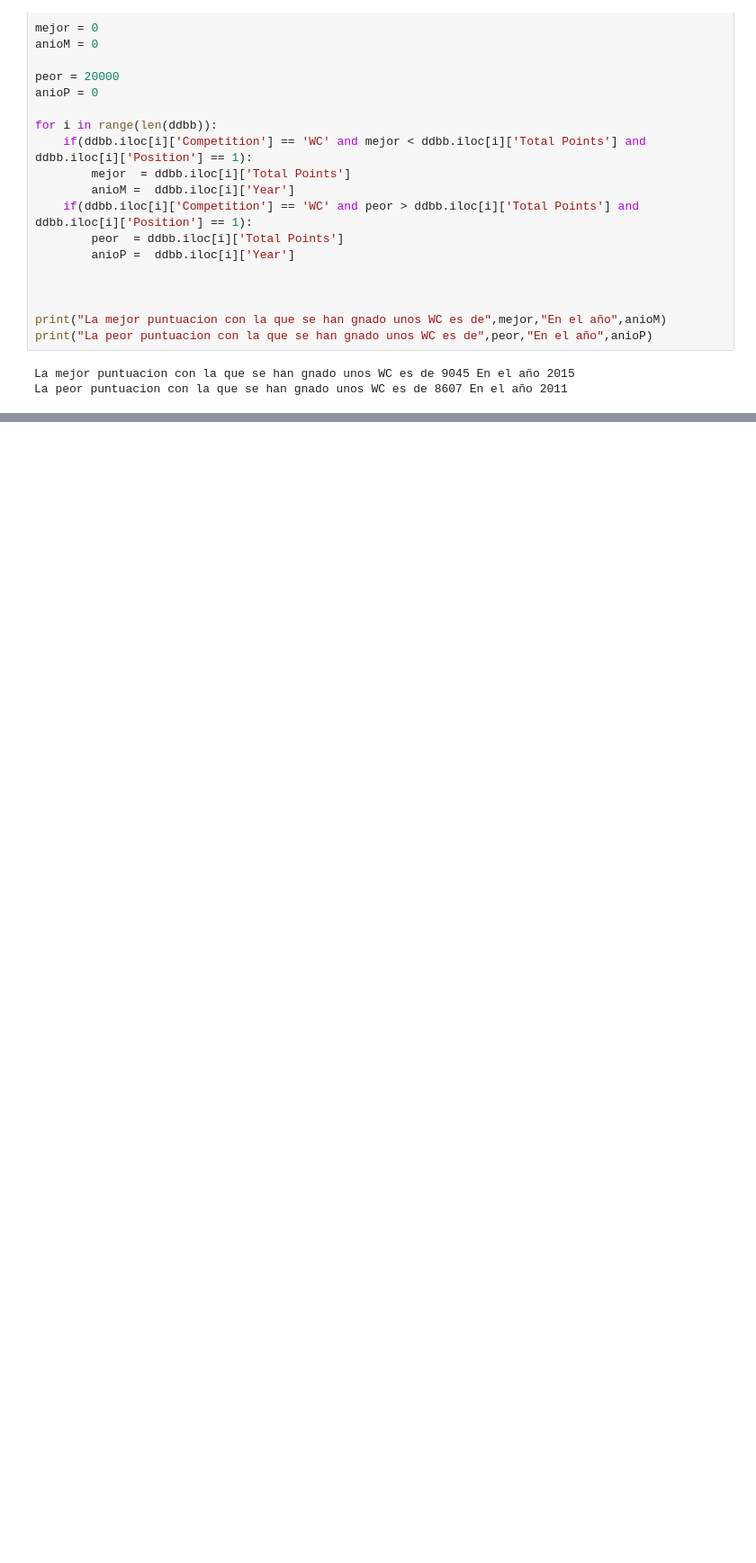
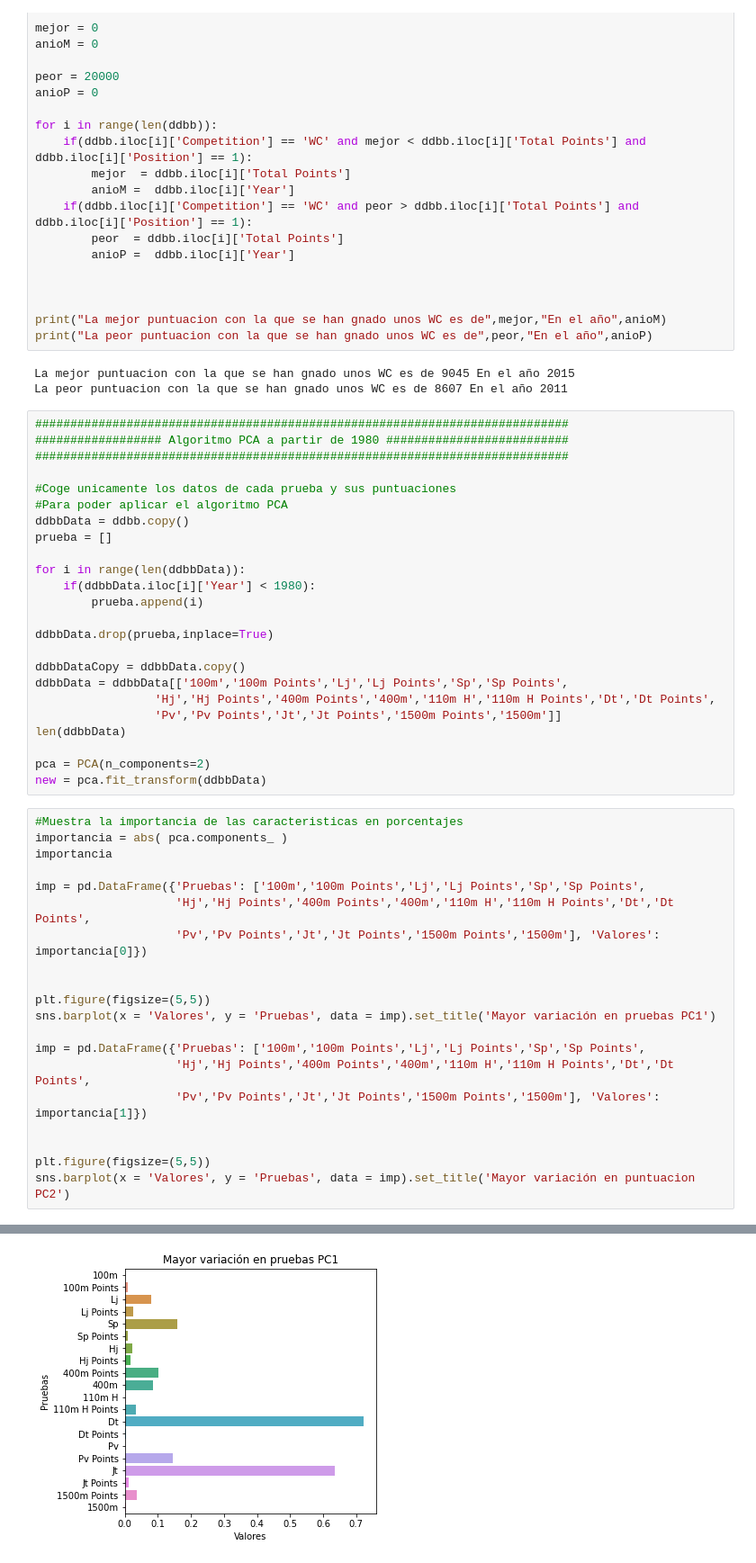
Before and after one commit to RaulCapellanFernandez/DecatlonEstadistics, a Jupyter notebook: InformationDDBB.ipynb, the cells around one changed output, grey strips where cells are left out. Shown at 90% size. Saved outputs shown, nothing was run; the diff lists cells and outputs as text; blank space fills up the shorter version.

Commit message:
PCA para datos a partir de 1980

```diff
--- a/InformationDDBB.ipynb
+++ b/InformationDDBB.ipynb
@@ -1162,3 +1162,48 @@ print("La peor puntuacion con la que se han gnado unos WC es de",peor,"En el añ
 # %% [output]
 La mejor puntuacion con la que se han gnado unos WC es de 9045 En el año 2015
 La peor puntuacion con la que se han gnado unos WC es de 8607 En el año 2011
+# %%
+############################################################################
+################## Algoritmo PCA a partir de 1980 ##########################
+############################################################################
+
+#Coge unicamente los datos de cada prueba y sus puntuaciones
+#Para poder aplicar el algoritmo PCA
+ddbbData = ddbb.copy()
+prueba = []
+
+for i in range(len(ddbbData)):
+    if(ddbbData.iloc[i]['Year'] < 1980):
+        prueba.append(i)
+
+ddbbData.drop(prueba,inplace=True)
+
+ddbbDataCopy = ddbbData.copy()
+ddbbData = ddbbData[['100m','100m Points','Lj','Lj Points','Sp','Sp Points',
+                 'Hj','Hj Points','400m Points','400m','110m H','110m H Points','Dt','Dt Points',
+                 'Pv','Pv Points','Jt','Jt Points','1500m Points','1500m']]
+len(ddbbData)
+
+pca = PCA(n_components=2)
+new = pca.fit_transform(ddbbData)
+# %%
+#Muestra la importancia de las caracteristicas en porcentajes
+importancia = abs( pca.components_ )
+importancia
+
+imp = pd.DataFrame({'Pruebas': ['100m','100m Points','Lj','Lj Points','Sp','Sp Points',
+                    'Hj','Hj Points','400m Points','400m','110m H','110m H Points','Dt','Dt Points',
+                    'Pv','Pv Points','Jt','Jt Points','1500m Points','1500m'], 'Valores': importancia[0]})
+
+
+plt.figure(figsize=(5,5))
+sns.barplot(x = 'Valores', y = 'Pruebas', data = imp).set_title('Mayor variación en pruebas PC1')
+
+imp = pd.DataFrame({'Pruebas': ['100m','100m Points','Lj','Lj Points','Sp','Sp Points',
+                    'Hj','Hj Points','400m Points','400m','110m H','110m H Points','Dt','Dt Points',
+                    'Pv','Pv Points','Jt','Jt Points','1500m Points','1500m'], 'Valores': importancia[1]})
+
+
+plt.figure(figsize=(5,5))
+sns.barplot(x = 'Valores', y = 'Pruebas', data = imp).set_title('Mayor variación en puntuacion PC2')
+# %% [output]
@@ -1164,0 +1211 @@ La peor puntuacion con la que se han gnado unos WC es de 8607 En el año 2011
+[figure, added]
```
Also changed, not shown: parts of 1 cell of this notebook.
